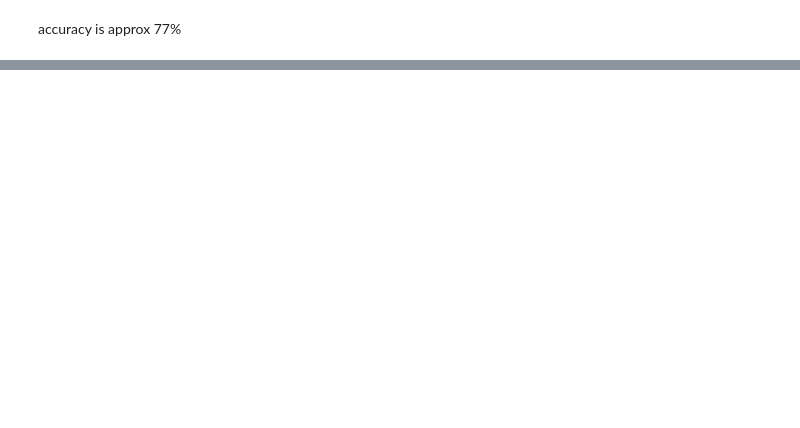
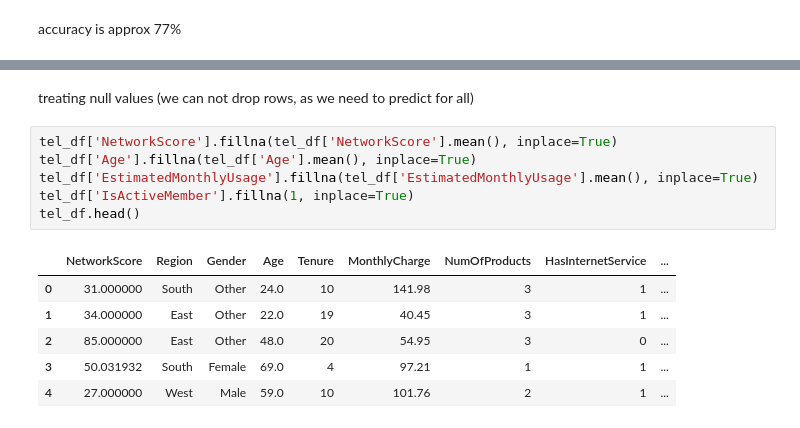
Before and after one commit to bitz-chauhan/telecom-churn-model-prediction, a Jupyter notebook: telecom-churn-case-study.ipynb, the cells around one changed output, grey strips where cells are left out. Saved outputs shown, nothing was run; the diff lists cells and outputs as text; blank space fills up the shorter version.

```diff
--- a/telecom-churn-case-study.ipynb
+++ b/telecom-churn-case-study.ipynb
@@ -359,0 +421,15 @@ accuracy is approx 77%
+# %% [markdown]
+treating null values (we can not drop rows, as we need to predict for all)
+# %%
+tel_df['NetworkScore'].fillna(tel_df['NetworkScore'].mean(), inplace=True)
+tel_df['Age'].fillna(tel_df['Age'].mean(), inplace=True)
+tel_df['EstimatedMonthlyUsage'].fillna(tel_df['EstimatedMonthlyUsage'].mean(), inplace=True)
+tel_df['IsActiveMember'].fillna(1, inplace=True)
+tel_df.head()
+# %% [output]
+|  | NetworkScore | Region | Gender | Age | Tenure | MonthlyCharge | NumOfProducts | HasInternetService | ... |
+| 0 | 31.000000 | South | Other | 24.0 | 10 | 141.98 | 3 | 1 | ... |
+| 1 | 34.000000 | East | Other | 22.0 | 19 | 40.45 | 3 | 1 | ... |
+| 2 | 85.000000 | East | Other | 48.0 | 20 | 54.95 | 3 | 0 | ... |
+| 3 | 50.031932 | South | Female | 69.0 | 4 | 97.21 | 1 | 1 | ... |
+| 4 | 27.000000 | West | Male | 59.0 | 10 | 101.76 | 2 | 1 | ... |
```
Also changed, not shown: parts of 54 cells of this notebook.
